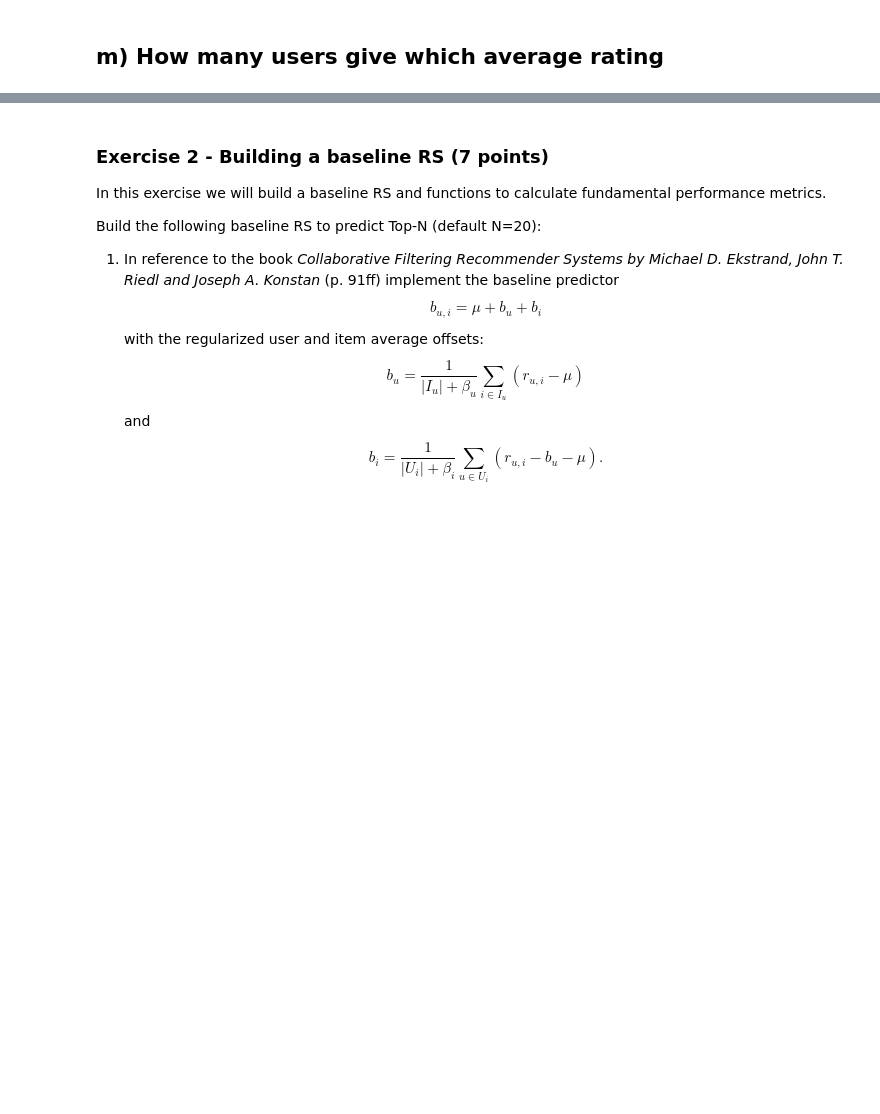
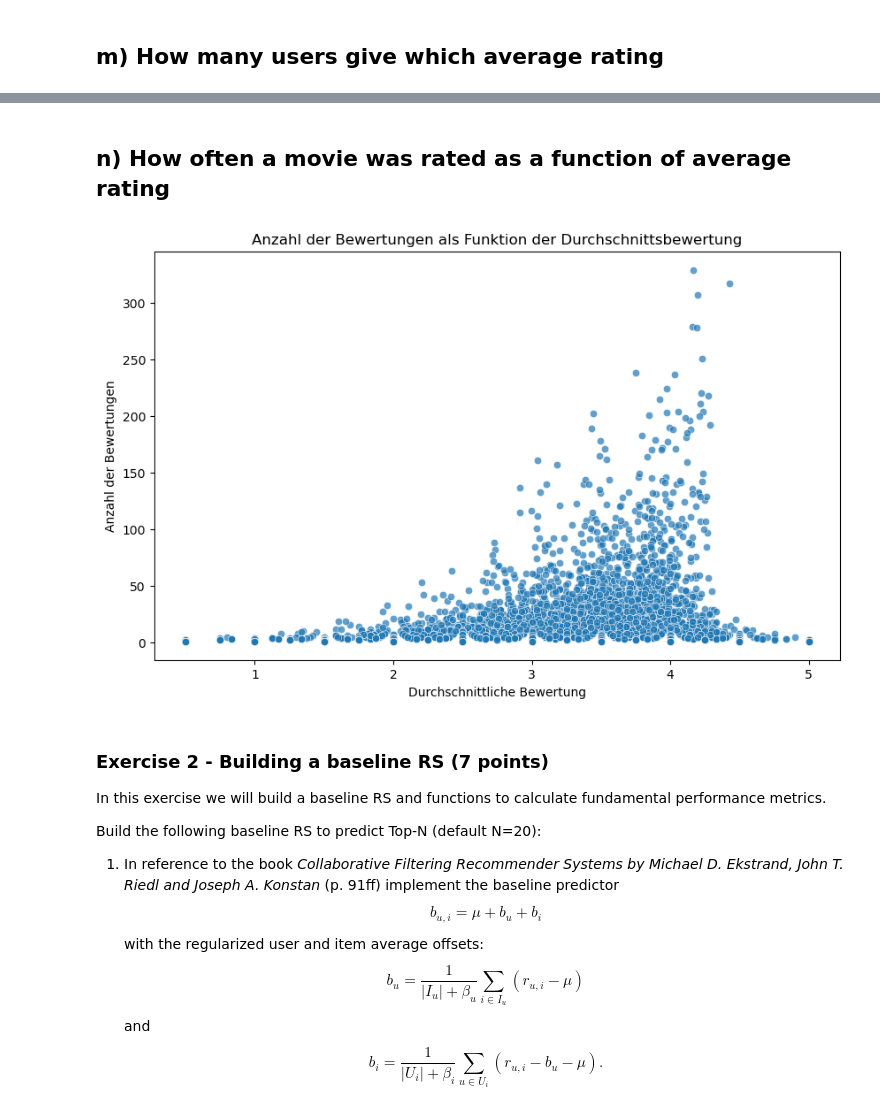
Before and after one commit to Tschoppsilas/RSY, a Jupyter notebook: RSY_MiniChallenge_FS25.ipynb, the cells around one changed output, grey strips where cells are left out. Drawn from its saved outputs; the diff is of its cells as text; code cells hidden in the pictures; blank space fills up the shorter version.

```diff
--- a/RSY_MiniChallenge_FS25.ipynb
+++ b/RSY_MiniChallenge_FS25.ipynb
@@ -525,3 +545,19 @@ plt.show()
+# %% [markdown]
+## n) How often a movie was rated as a function of average rating
+# %%
+movie_rating_statistic = ratings.groupby("movieId").agg(avg_rating = ("rating", "mean"), rating_count=("rating", "count")).reset_index()
+
+plt.figure(figsize=(10,6))
+sns.scatterplot(x=movie_rating_statistic["avg_rating"], y=movie_rating_statistic["rating_count"], alpha=0.7)
+
+# Achsen und Titel
+plt.xlabel("Durchschnittliche Bewertung")
+plt.ylabel("Anzahl der Bewertungen")
+plt.title("Anzahl der Bewertungen als Funktion der Durchschnittsbewertung")
+
+plt.show()
+# %% [output]
+[figure, added]
 # %% [markdown]
 ### Exercise 2 - Building a baseline RS (7 points)
 In this exercise we will build a baseline RS and functions to calculate fundamental performance metrics.
```
Also changed, not shown: parts of 2 cells of this notebook.
